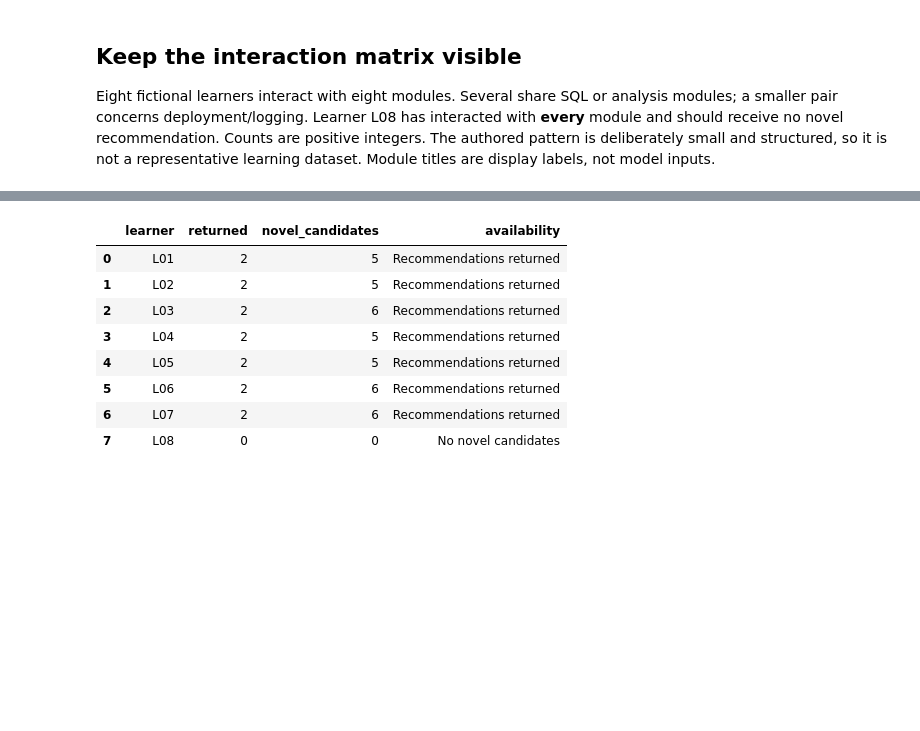
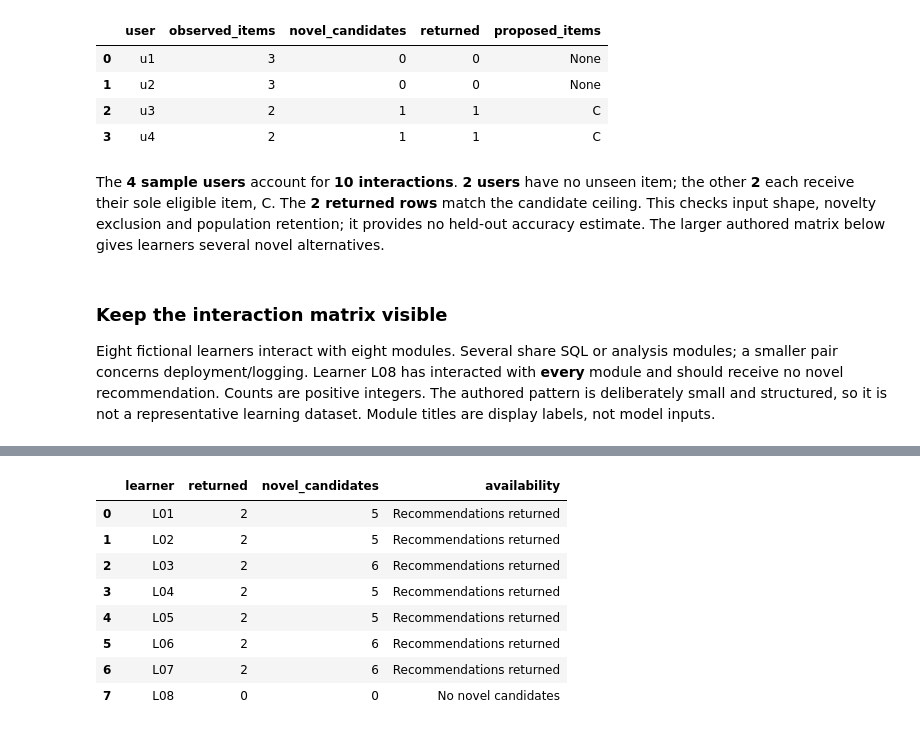
Before and after one commit to Query-farm/vgi-recommender, a Jupyter notebook: notebooks/01_audit_recommendation_slates.ipynb, the cells around one changed output, grey strips where cells are left out. Cells and saved outputs as stored; diff of their text form; code cells hidden in the pictures; blank space fills up the shorter version.

```diff
--- a/notebooks/01_audit_recommendation_slates.ipynb
+++ b/notebooks/01_audit_recommendation_slates.ipynb
@@ -52,5 +96,18 @@ Running query in 'DuckDBPyConnection'
+# %%
+display(sample_frame)
+assert len(sample_frame) == 4 and int(sample_frame.observed_items.sum()) == 10
+assert sample_frame.returned.tolist() == sample_frame.novel_candidates.tolist() == [0, 0, 1, 1]
+assert sample_frame.proposed_items.dropna().tolist() == ["C", "C"]
+prose(f"The **{len(sample_frame)} sample users** account for **{int(sample_frame.observed_items.sum())} interactions**. **{int((sample_frame.novel_candidates == 0).sum())} users** have no unseen item; the other **{int((sample_frame.novel_candidates > 0).sum())}** each receive their sole eligible item, C. The **{int(sample_frame.returned.sum())} returned rows** match the candidate ceiling. This checks input shape, novelty exclusion and population retention; it provides no held-out accuracy estimate. The larger authored matrix below gives learners several novel alternatives.")
+# %% [output]
+|  | user | observed_items | novel_candidates | returned | proposed_items |
+| 0 | u1 | 3 | 0 | 0 | None |
+| 1 | u2 | 3 | 0 | 0 | None |
+| 2 | u3 | 2 | 1 | 1 | C |
+| 3 | u4 | 2 | 1 | 1 | C |
+The **4 sample users** account for **10 interactions**. **2 users** have no unseen item; the other **2** each receive their sole eligible item, C. The **2 returned rows** match the candidate ceiling. This checks input shape, novelty exclusion and population retention; it provides no held-out accuracy estimate. The larger authored matrix below gives learners several novel alternatives.
 # %% [markdown]
-## Keep the interaction matrix visible
+### Keep the interaction matrix visible
 
 Eight fictional learners interact with eight modules. Several share SQL or analysis modules; a smaller pair concerns deployment/logging. Learner L08 has interacted with **every** module and should receive no novel recommendation. Counts are positive integers. The authored pattern is deliberately small and structured, so it is not a representative learning dataset. Module titles are display labels, not model inputs.
 # %%
```
Also changed, not shown: parts of 31 cells of this notebook, 9 other files.
